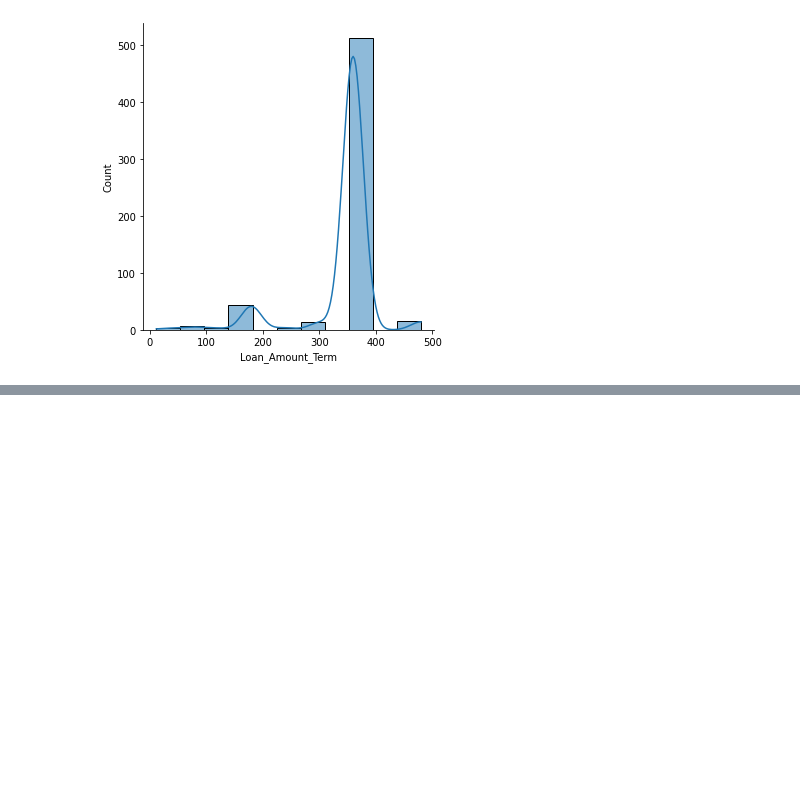
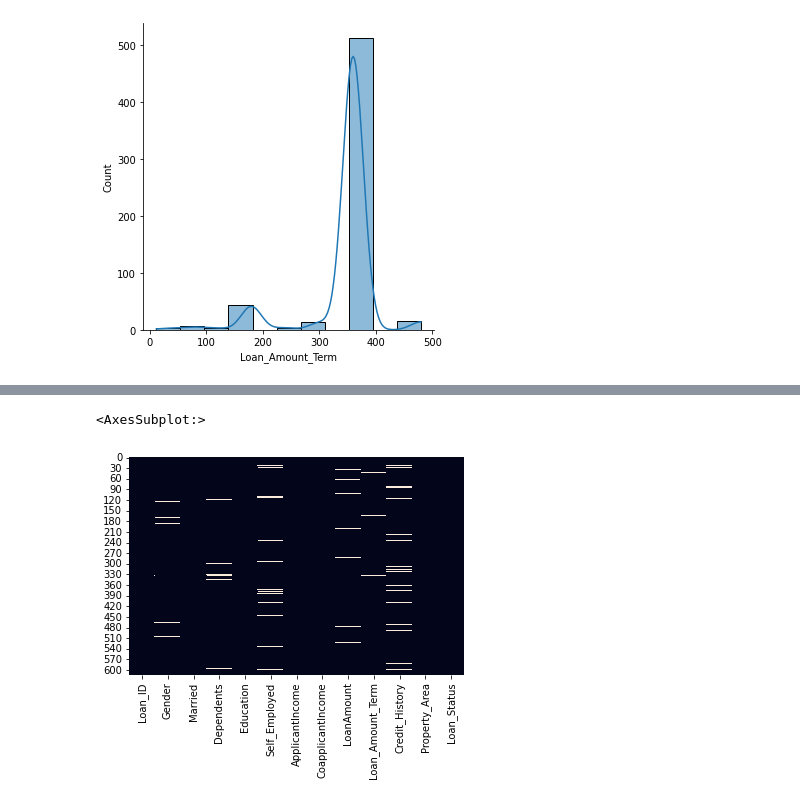
Before and after one commit to CSP-Simon/proiectDSI, a Jupyter notebook: ProiectDSI.ipynb, the cells around one changed output, grey strips where cells are left out. Drawn from its saved outputs; the diff is of its cells as text; code cells hidden in the pictures; blank space fills up the shorter version.

```diff
--- a/ProiectDSI.ipynb
+++ b/ProiectDSI.ipynb
@@ -213,0 +230,5 @@ sns.displot(train.Loan_Amount_Term,kde=True)
+# %%
+sns.heatmap(train.isnull(),cbar=False)
+# %% [output]
+<AxesSubplot:>
+[figure, added]
```
Also changed, not shown: parts of 4 cells of this notebook.
